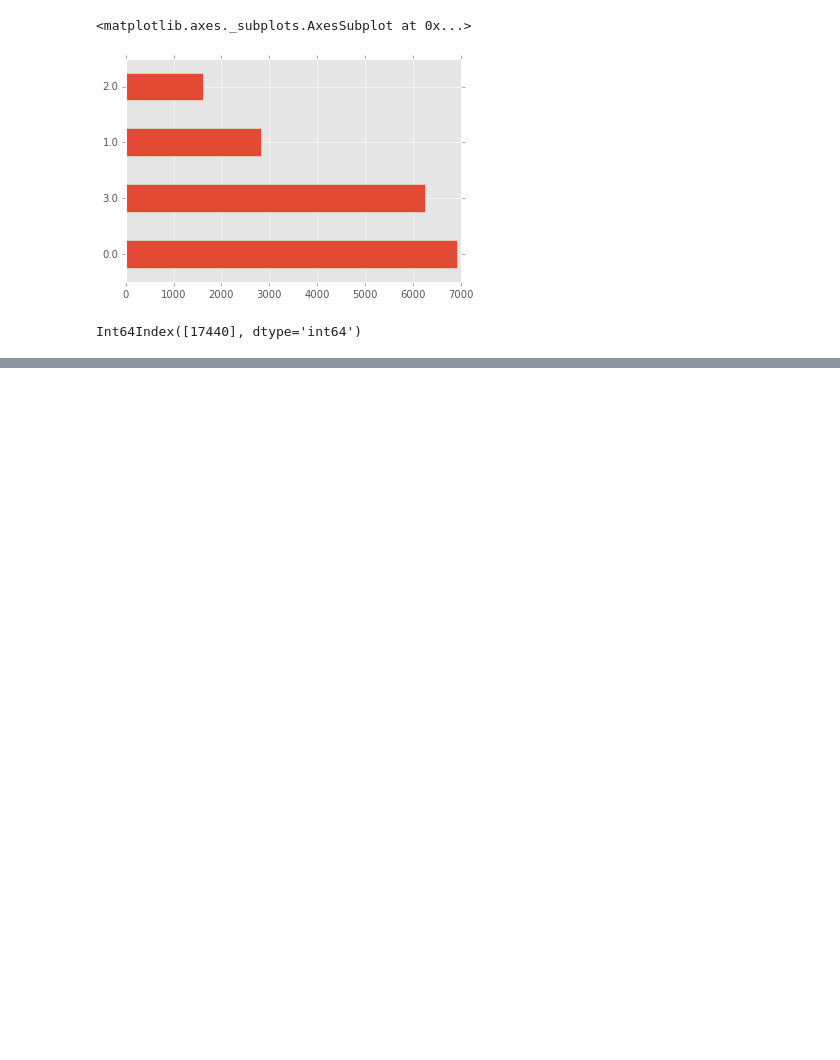
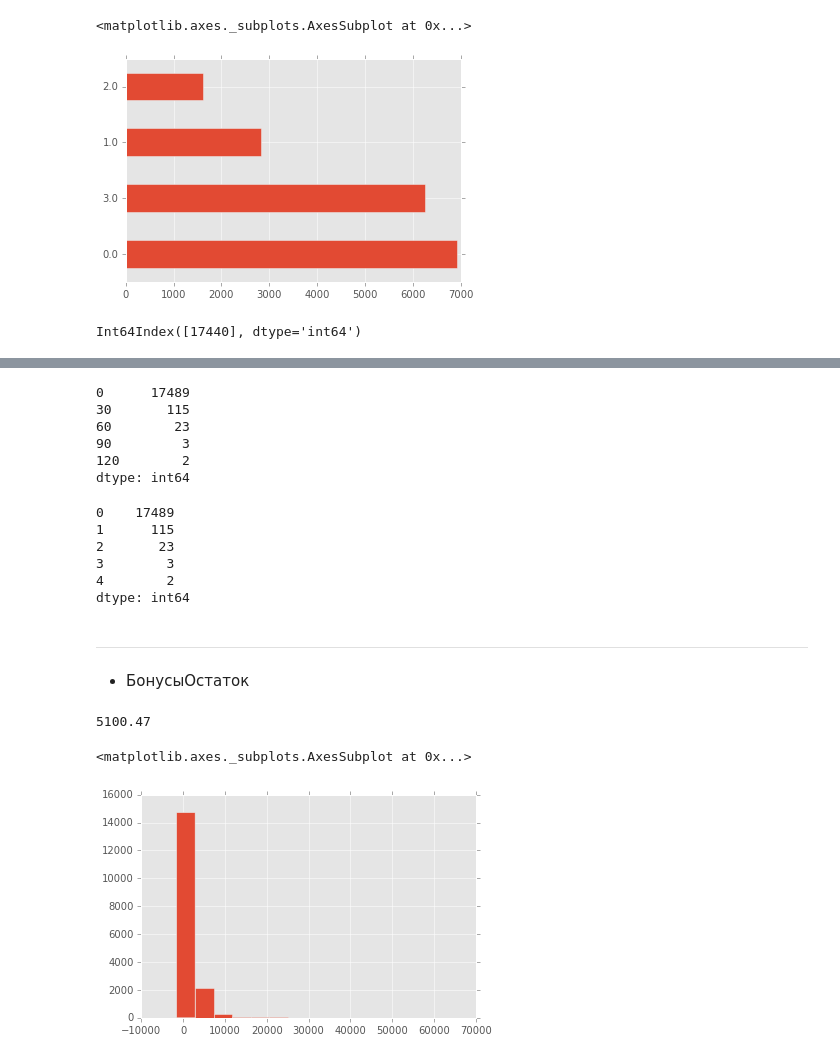
Before and after one commit to DmitrySerg/WorldClass, a Jupyter notebook: WorldClass_DataPrep.ipynb, the cells around one changed output, grey strips where cells are left out. Cells and saved outputs as stored; diff of their text form; code cells hidden in the pictures; blank space fills up the shorter version.

```diff
--- a/WorldClass_DataPrep.ipynb
+++ b/WorldClass_DataPrep.ipynb
@@ -210,0 +280,46 @@ cont_data.loc[17440, 'ДлительностьКонтракта'] = cont_data.l
+# %%
+cont_data.КупленоВсегоЗаморозок.value_counts()
+# %% [output]
+0      17489
+30       115
+60        23
+90         3
+120        2
+dtype: int64
+# %%
+cont_data['bought_freeze'] = le.fit_transform(cont_data.КупленоВсегоЗаморозок)
+# %%
+cont_data.bought_freeze.value_counts()
+# %% [output]
+0    17489
+1      115
+2       23
+3        3
+4        2
+dtype: int64
+# %% [markdown]
+---
+- БонусыОстаток
+# %%
+def get_number(value):
+    try:
+        value = value.split(' ')
+        clean = ''
+        for i in value:
+            clean += i
+        return float(clean)
+    except:
+        return value
+
+get_number('5 100.47')
+# %% [output]
+5100.47
+# %%
+cont_data['bonus_left'] = cont_data.БонусыОстаток[:]
+for row in range(0, len(cont_data)):
+    cont_data.loc[row, 'bonus_left'] = get_number(cont_data.БонусыОстаток[row])
+# %%
+cont_data.bonus_left.hist(bins=15)
+# %% [output]
+<matplotlib.axes._subplots.AxesSubplot at 0x...>
+[figure, added]
```
Also changed, not shown: parts of 17 cells of this notebook.
